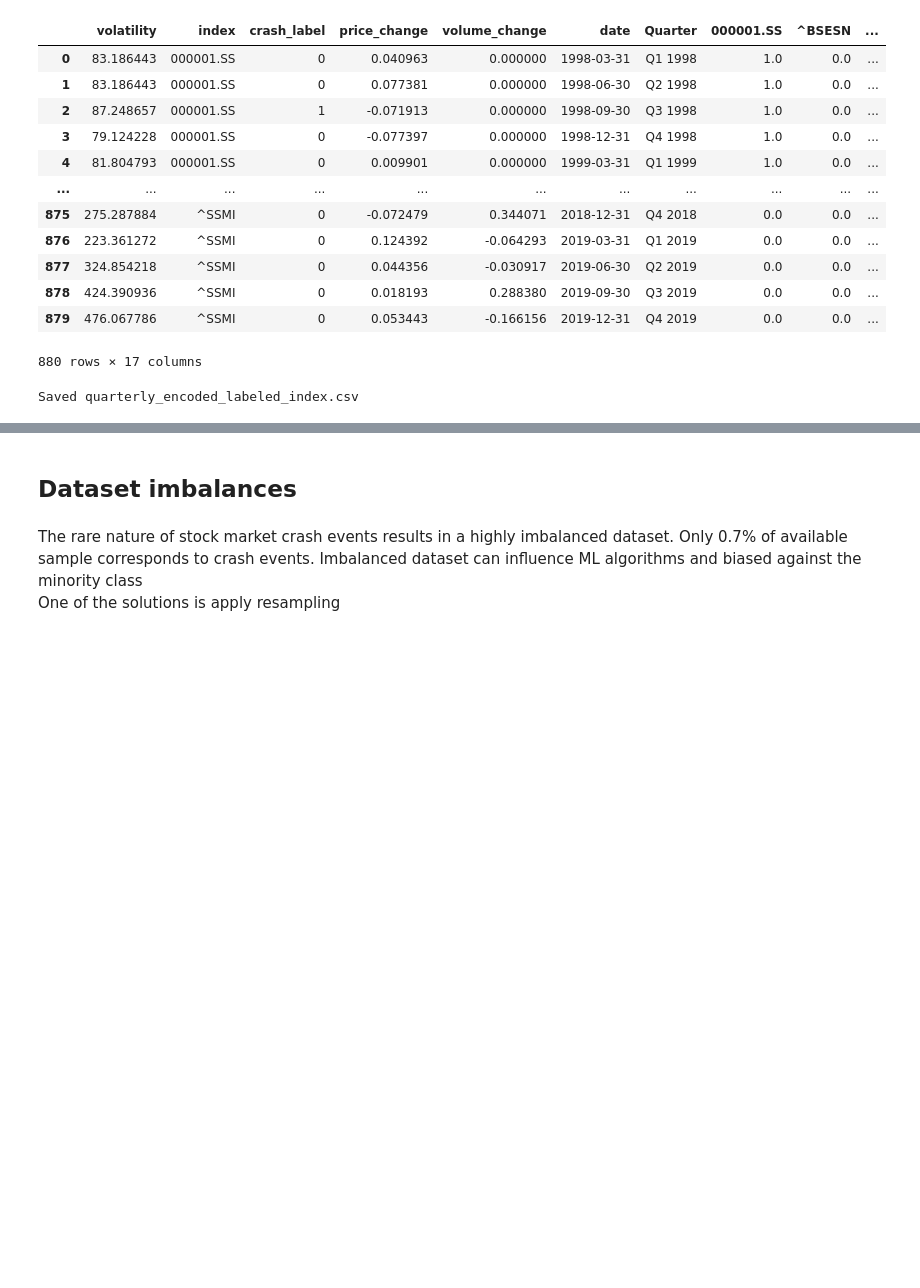
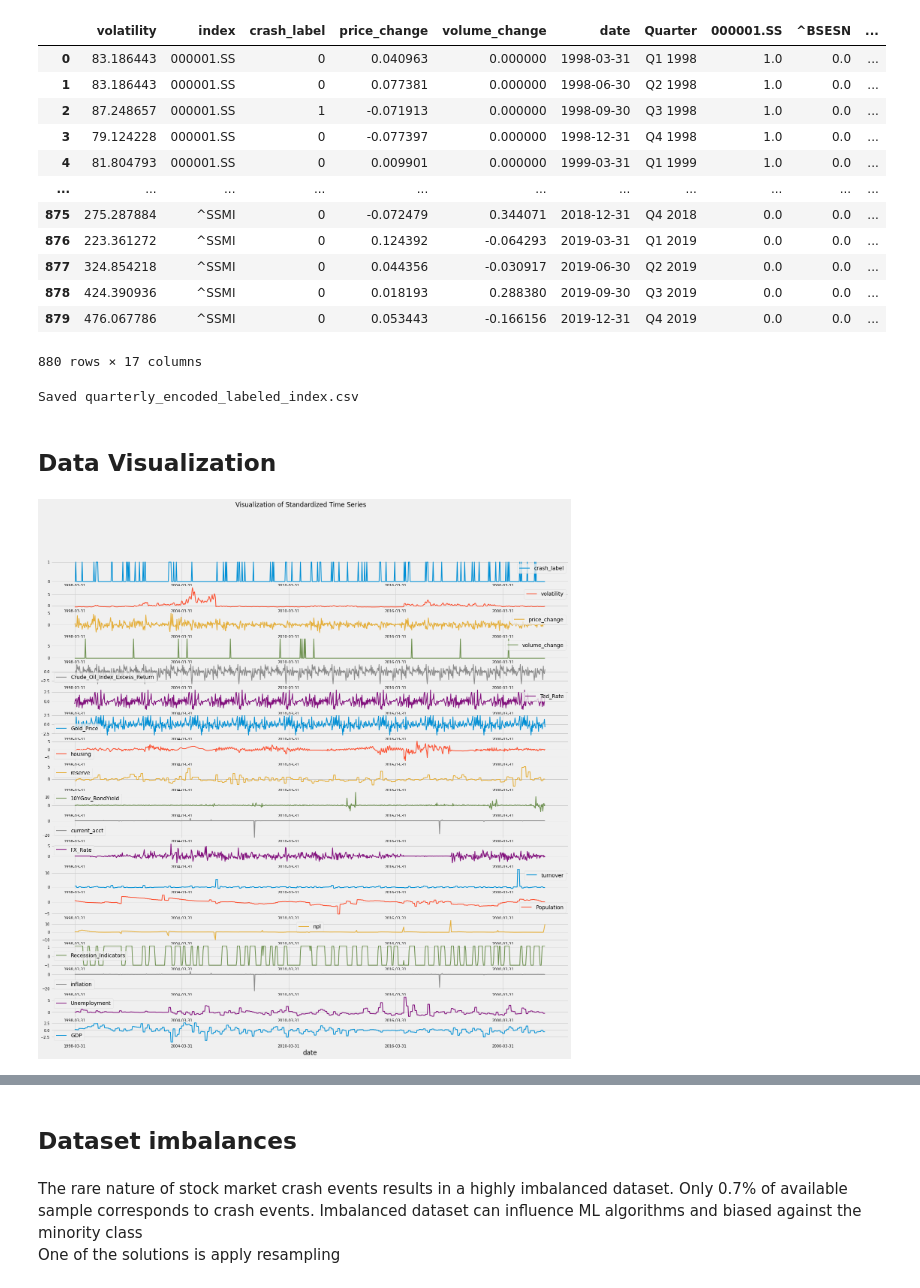
Before and after one commit to nicockt/fyp-2024, a Jupyter notebook: Data Processing (1998-2019).ipynb, the cells around one changed output, grey strips where cells are left out. Saved outputs shown, nothing was run; the diff lists cells and outputs as text; code cells hidden in the pictures; blank space fills up the shorter version.

Commit message:
data visualization

```diff
--- a/Data Processing (1998-2019).ipynb
+++ b/Data Processing (1998-2019).ipynb
@@ -401,3 +402,25 @@ encoded_df.to_csv('./data/labeled_data/' + f"quarterly_encoded_labeled_index.csv
 print(f"Saved quarterly_encoded_labeled_index.csv")
 # %% [output]
 Saved quarterly_encoded_labeled_index.csv
+# %% [markdown]
+## Data Visualization
+# %%
+#Import Dataset
+labeled_index = pd.read_csv("./data/labeled_data/quarterly_labeled_features_standardized.csv")
+labeled_index.set_index(labeled_index['date'], inplace=True)
+quarters = np.sort(labeled_index.index.unique())
+
+#Features Columns
+features_columns = ['crash_label', 'volatility', 'price_change', 'volume_change', 'Crude_Oil_Index_Excess_Return', 'Ted_Rate', 'Gold_Price', 'housing', 'reserve', '10YGov_BondYield', 'current_acct', 'FX_Rate', 'turnover', 'Population', 'npl', 'Recession_Indicators', 'inflation', 'Unemployment', 'GDP']
+# %%
+# Plot the time series
+plt.style.use('fivethirtyeight')
+labeled_index[features_columns].plot(subplots=True,
+        figsize=(22,22),
+        fontsize=10,
+        linewidth=2,
+        sharex=False,
+        title='Visualization of Standardized Time Series')
+plt.show()
+# %% [output]
+[figure, added]
```
Also changed, not shown: parts of 2 cells of this notebook.
